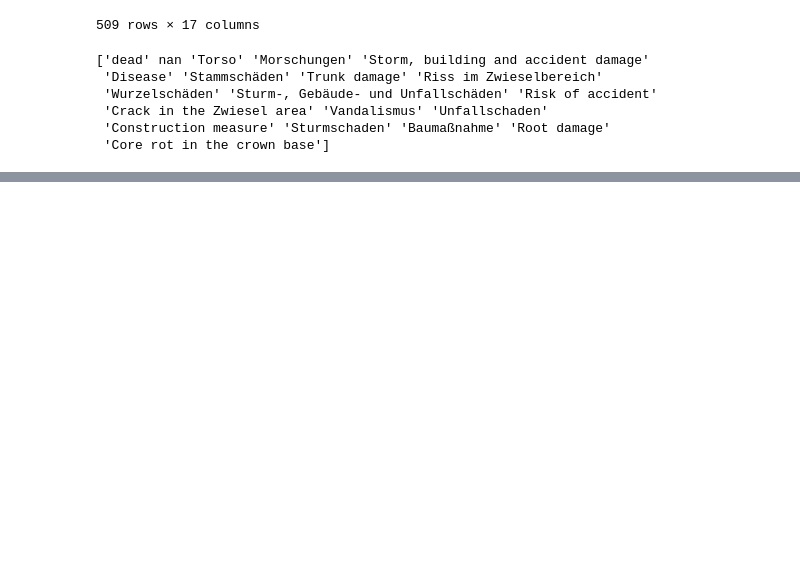
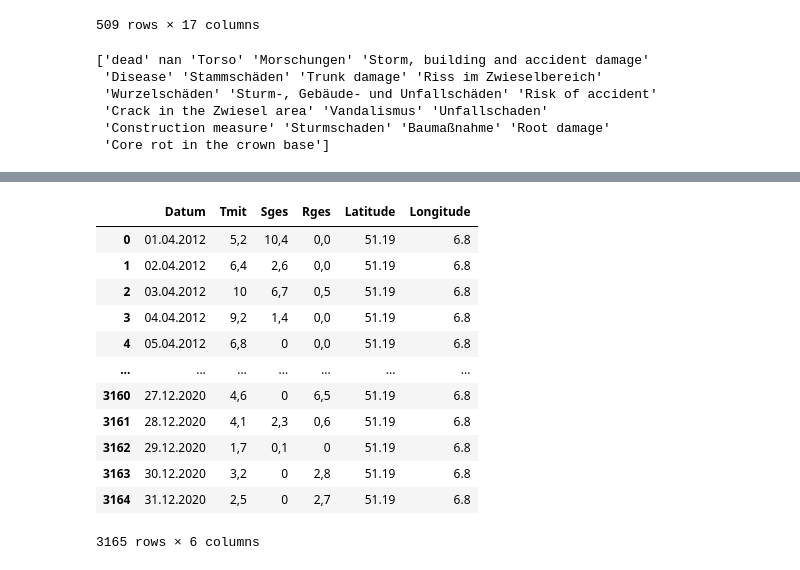
Before and after one commit to kemeni23/Urban-Tree-Management-and-Irrigation-Optimization, a Jupyter notebook: Map_tree_location.ipynb, the cells around one changed output, grey strips where cells are left out. Cells and saved outputs as stored; diff of their text form; code cells hidden in the pictures; blank space fills up the shorter version.

```diff
--- a/Map_tree_location.ipynb
+++ b/Map_tree_location.ipynb
@@ -173,0 +215,16 @@ map_tree_location2
+# %%
+df_Wetterstation_Uni
+# %% [output]
+|  | Datum | Tmit | Sges | Rges | Latitude | Longitude |
+| 0 | 01.04.2012 | 5,2 | 10,4 | 0,0 | 51.19 | 6.8 |
+| 1 | 02.04.2012 | 6,4 | 2,6 | 0,0 | 51.19 | 6.8 |
+| 2 | 03.04.2012 | 10 | 6,7 | 0,5 | 51.19 | 6.8 |
+| 3 | 04.04.2012 | 9,2 | 1,4 | 0,0 | 51.19 | 6.8 |
+| 4 | 05.04.2012 | 6,8 | 0 | 0,0 | 51.19 | 6.8 |
+| ... | ... | ... | ... | ... | ... | ... |
+| 3160 | 27.12.2020 | 4,6 | 0 | 6,5 | 51.19 | 6.8 |
+| 3161 | 28.12.2020 | 4,1 | 2,3 | 0,6 | 51.19 | 6.8 |
+| 3162 | 29.12.2020 | 1,7 | 0,1 | 0 | 51.19 | 6.8 |
+| 3163 | 30.12.2020 | 3,2 | 0 | 2,8 | 51.19 | 6.8 |
+| 3164 | 31.12.2020 | 2,5 | 0 | 2,7 | 51.19 | 6.8 |
+3165 rows × 6 columns
```
Also changed, not shown: parts of 15 cells of this notebook.
